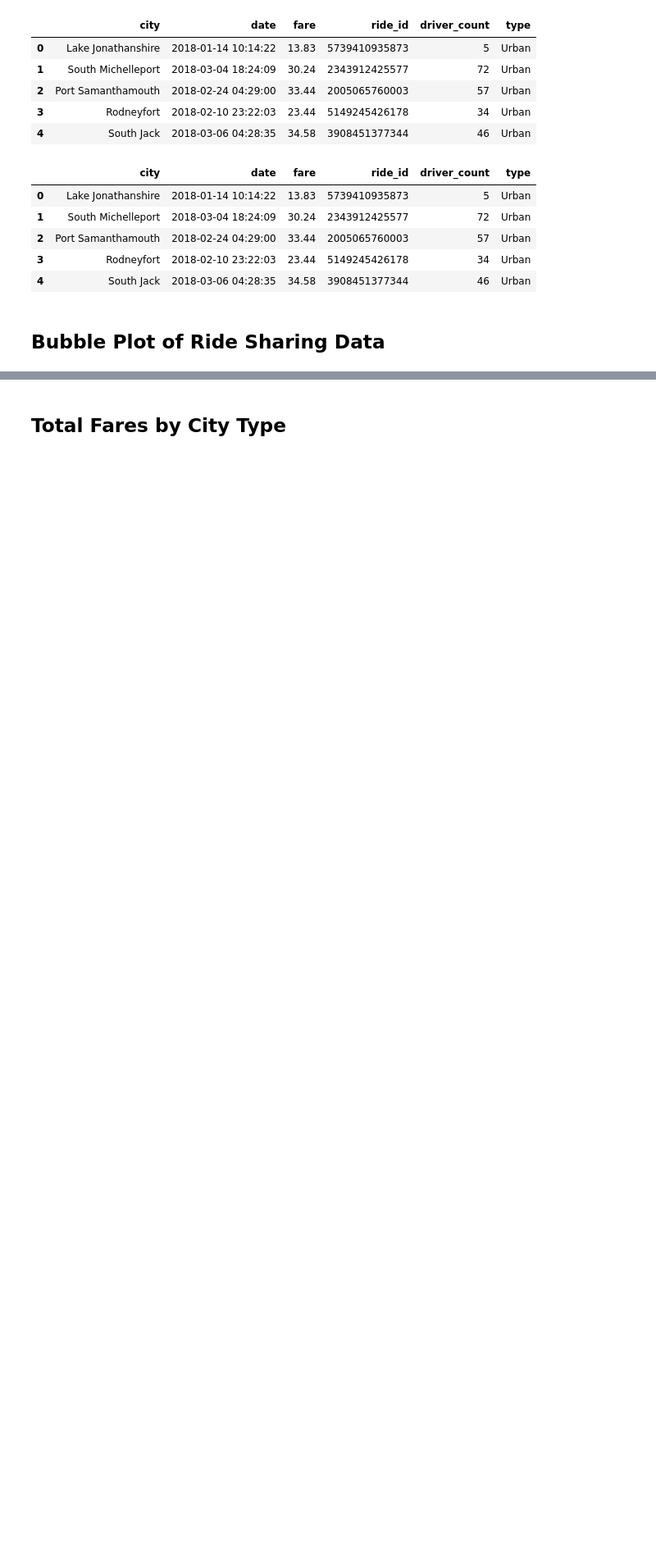
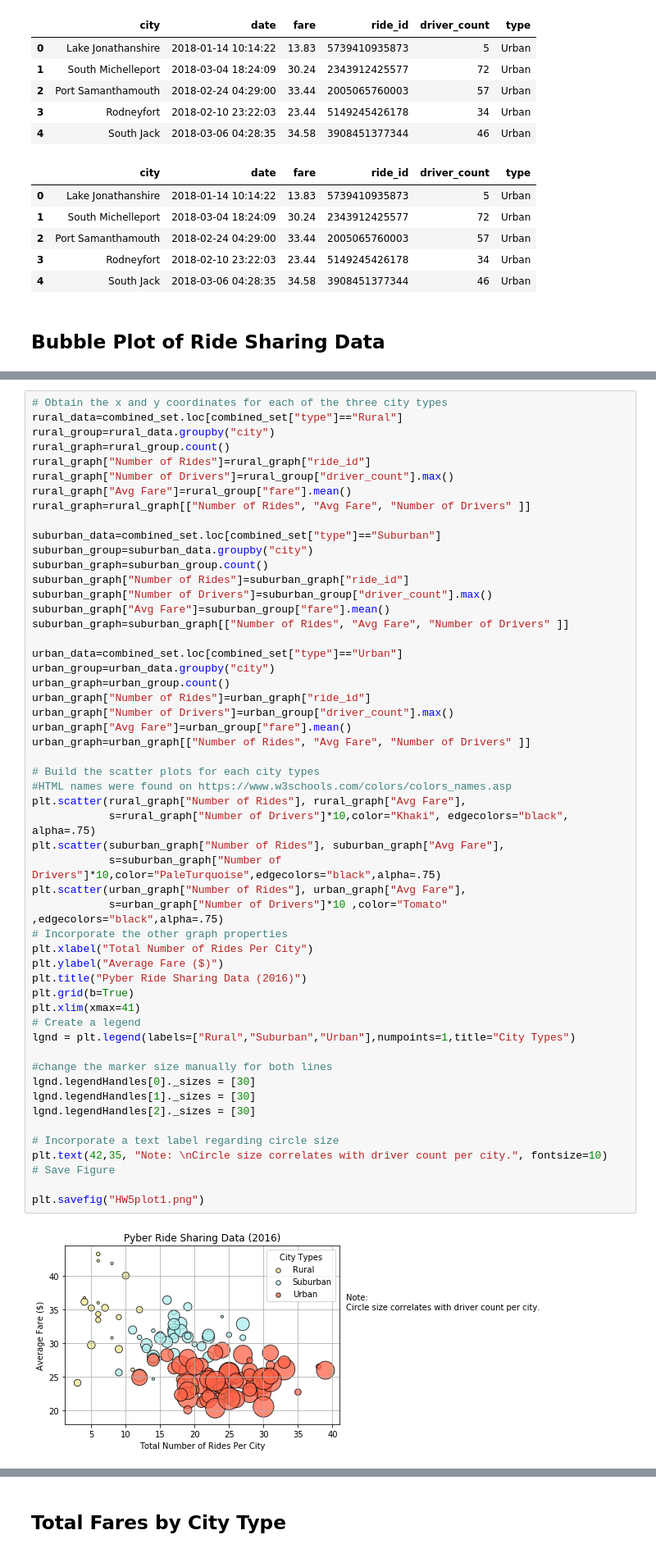
Before and after one commit to rschroer/allhomeworks, a Jupyter notebook: HW05/Pyber/RPS_Pyber.ipynb, the cells around one changed output, grey strips where cells are left out. Shown: that part at 82% size. Drawn from its saved outputs; the diff is of its cells as text; blank space fills up the shorter version.

Commit message:
Finished first and second graphs

```diff
--- a/HW05/Pyber/RPS_Pyber.ipynb
+++ b/HW05/Pyber/RPS_Pyber.ipynb
@@ -73 +39,56 @@ urban_data
+# %%
+# Obtain the x and y coordinates for each of the three city types
+rural_data=combined_set.loc[combined_set["type"]=="Rural"]
+rural_group=rural_data.groupby("city")
+rural_graph=rural_group.count()
+rural_graph["Number of Rides"]=rural_graph["ride_id"]
+rural_graph["Number of Drivers"]=rural_group["driver_count"].max()
+rural_graph["Avg Fare"]=rural_group["fare"].mean()
+rural_graph=rural_graph[["Number of Rides", "Avg Fare", "Number of Drivers" ]]
+
+suburban_data=combined_set.loc[combined_set["type"]=="Suburban"]
+suburban_group=suburban_data.groupby("city")
+suburban_graph=suburban_group.count()
+suburban_graph["Number of Rides"]=suburban_graph["ride_id"]
+suburban_graph["Number of Drivers"]=suburban_group["driver_count"].max()
+suburban_graph["Avg Fare"]=suburban_group["fare"].mean()
+suburban_graph=suburban_graph[["Number of Rides", "Avg Fare", "Number of Drivers" ]]
+
+urban_data=combined_set.loc[combined_set["type"]=="Urban"]
+urban_group=urban_data.groupby("city")
+urban_graph=urban_group.count()
+urban_graph["Number of Rides"]=urban_graph["ride_id"]
+urban_graph["Number of Drivers"]=urban_group["driver_count"].max()
+urban_graph["Avg Fare"]=urban_group["fare"].mean()
+urban_graph=urban_graph[["Number of Rides", "Avg Fare", "Number of Drivers" ]]
+
+# Build the scatter plots for each city types
+#HTML names were found on https://www.w3schools.com/colors/colors_names.asp
+plt.scatter(rural_graph["Number of Rides"], rural_graph["Avg Fare"],
+            s=rural_graph["Number of Drivers"]*10,color="Khaki", edgecolors="black", alpha=.75)
+plt.scatter(suburban_graph["Number of Rides"], suburban_graph["Avg Fare"],
+            s=suburban_graph["Number of Drivers"]*10,color="PaleTurquoise",edgecolors="black",alpha=.75)
+plt.scatter(urban_graph["Number of Rides"], urban_graph["Avg Fare"],
+            s=urban_graph["Number of Drivers"]*10 ,color="Tomato" ,edgecolors="black",alpha=.75)
+# Incorporate the other graph properties
+plt.xlabel("Total Number of Rides Per City")
+plt.ylabel("Average Fare ($)")
+plt.title("Pyber Ride Sharing Data (2016)")
+plt.grid(b=True)
+plt.xlim(xmax=41)
+# Create a legend
+lgnd = plt.legend(labels=["Rural","Suburban","Urban"],numpoints=1,title="City Types")
+
+#change the marker size manually for both lines
+lgnd.legendHandles[0]._sizes = [30]
+lgnd.legendHandles[1]._sizes = [30]
+lgnd.legendHandles[2]._sizes = [30]
+
+# Incorporate a text label regarding circle size
+plt.text(42,35, "Note: \nCircle size correlates with driver count per city.", fontsize=10)
+# Save Figure
+
+plt.savefig("HW5plot1.png")
+# %% [output]
+[figure, added]
 # %%
```
Also changed, not shown: parts of 5 cells of this notebook, 2 other files.
